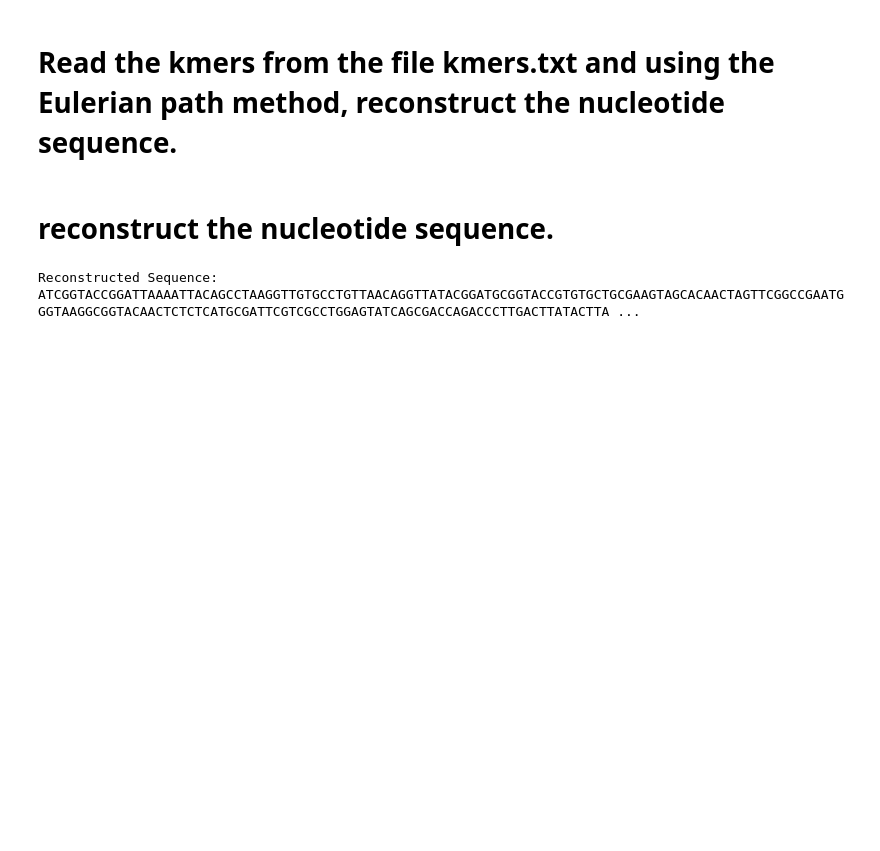
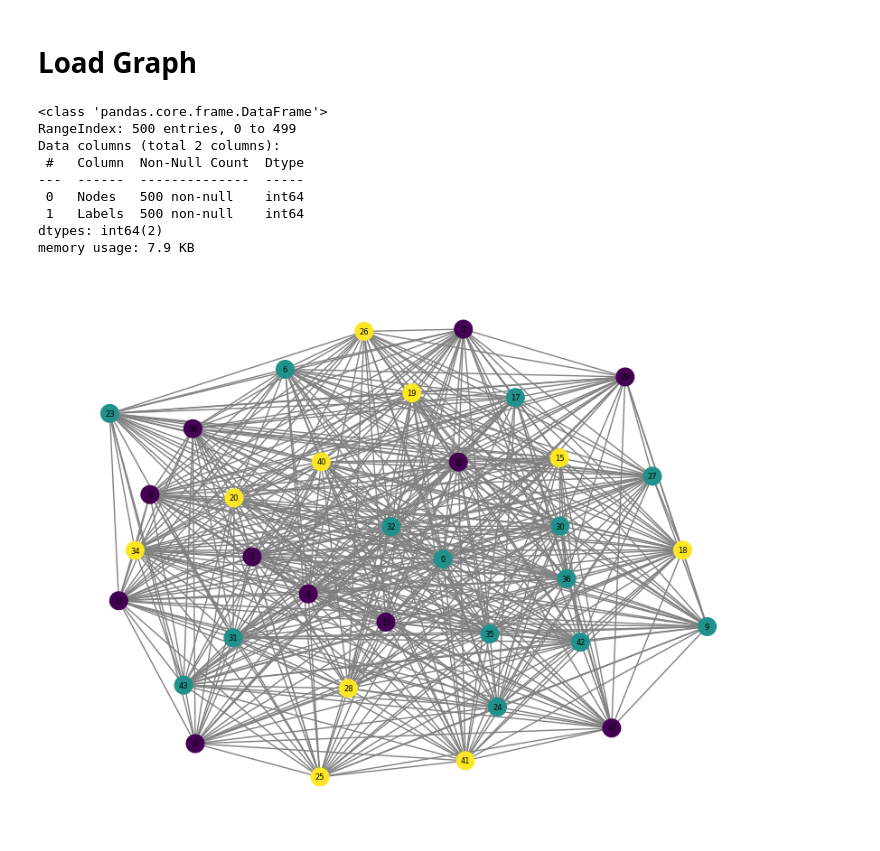
Before and after one commit to deeprajbasu/testt, a Jupyter notebook: 21f1004821.ipynb, the cells around one changed output. Drawn from its saved outputs; the diff is of its cells as text; code cells hidden in the pictures; blank space fills up the shorter version.

```diff
--- a/21f1004821.ipynb
+++ b/21f1004821.ipynb
@@ -1,3 +0,0 @@
-# %% [markdown]
-
-# Read the kmers from the file kmers.txt and using the Eulerian path method, reconstruct the nucleotide sequence.
@@ -63,11 +1,46 @@ def read_kmers_from_file(filename):
-# %% [markdown]
-# reconstruct the nucleotide sequence.
-# %%
-# Load k-mers from data.txt
-kmers = read_kmers_from_file("/content/data51..txt")
-
-# Reconstruct the nucleotide sequence
-sequence = reconstruct_sequence(kmers)
-print("Reconstructed Sequence:", sequence)
-# %% [output]
-Reconstructed Sequence: ATCGGTACCGGATTAAAATTACAGCCTAAGGTTGTGCCTGTTAACAGGTTATACGGATGCGGTACCGTGTGCTGCGAAGTAGCACAACTAGTTCGGCCGAATGGGTAAGGCGGTACAACTCTCTCATGCGATTCGTCGCCTGGAGTATCAGCGACCAGACCCTTGACTTATACTTA ...
+# %% [markdown]
+# Load Graph
+# %%
+
+
+import networkx as nx
+import matplotlib.pyplot as plt
+
+import pandas as pd
+df = pd.read_csv('/kaggle/input/bdbnwk10/labels.csv')
+df.info()
+
+# Load the graph from an edgelist file
+G = nx.read_edgelist("/kaggle/input/bdbnwk10/graph.edgelist",nodetype=int)
+
+# Take a subgraph with the first 50 nodes
+sub_nodes = list(G.nodes())[:35]
+G_sub = G.subgraph(sub_nodes)
+
+# Create a color map based on labels
+label_dict = dict(zip(df["Nodes"], df["Labels"]))  # Map nodes to labels
+colors = [label_dict.get(node, 0) for node in G_sub.nodes()]  # Default to 0 if missing
+
+# Normalize colors (if needed)
+unique_labels = list(set(label_dict.values()))
+color_map = plt.cm.get_cmap("viridis", len(unique_labels))  # Choose colormap
+node_colors = [color_map(unique_labels.index(label)) for label in colors]
+
+# Draw the subgraph
+plt.figure(figsize=(8, 6))
+pos = nx.spring_layout(G_sub)  # Layout
+nx.draw(G_sub, pos, with_labels=True, node_color=node_colors, edge_color="gray",
+        node_size=200, font_size=6, cmap=color_map)
+
+plt.show()
+# %% [output]
+<class 'pandas.core.frame.DataFrame'>
+RangeIndex: 500 entries, 0 to 499
+Data columns (total 2 columns):
+ #   Column  Non-Null Count  Dtype
+---  ------  --------------  -----
+ 0   Nodes   500 non-null    int64
+ 1   Labels  500 non-null    int64
+dtypes: int64(2)
+memory usage: 7.9 KB
+[figure, added]
```
Also changed, not shown: parts of 5 cells of this notebook.
